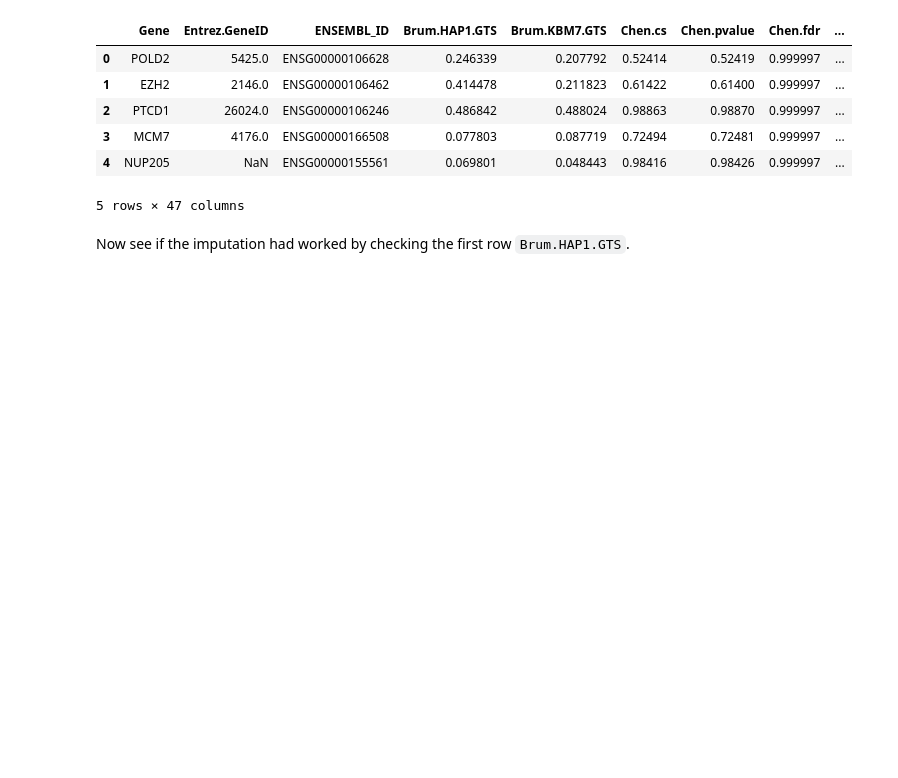
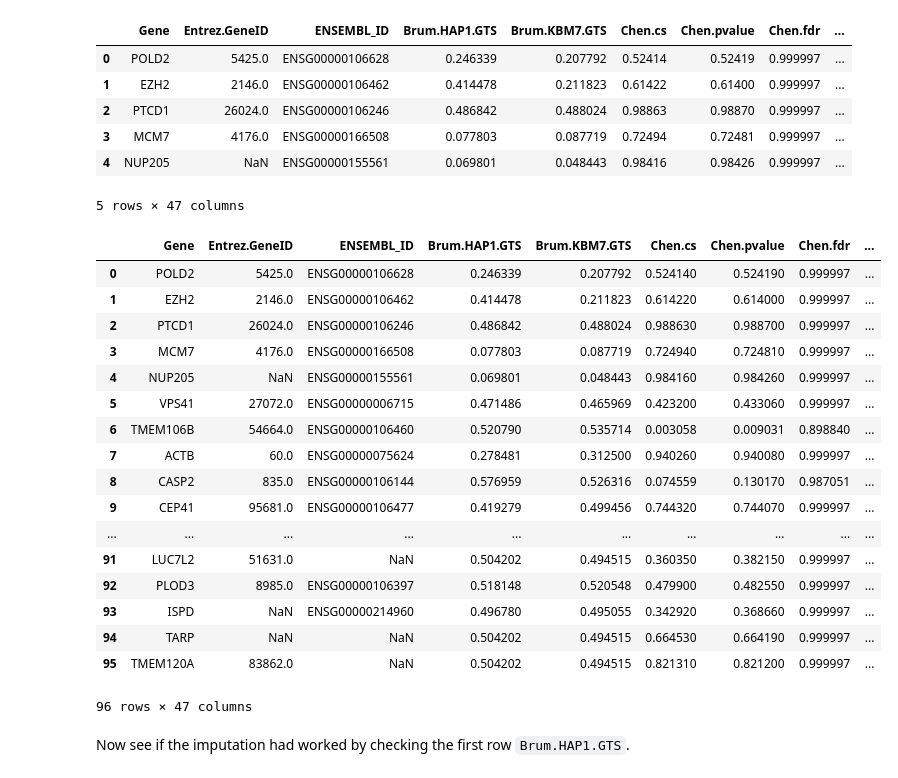
Before and after one commit to liuweihanty/ts_machine_learning, a Jupyter notebook: code/ts_clean.ipynb, the cells around one changed output. Drawn from its saved outputs; the diff is of its cells as text; code cells hidden in the pictures; blank space fills up the shorter version.

Commit message:
updated ts_clean, add ts_visual, added ts_pca_unsup

```diff
--- a/code/ts_clean.ipynb
+++ b/code/ts_clean.ipynb
@@ -138,5 +167,5 @@ Remove the columns that have more than 50% zeros (note that they are mostly thre
 # %%
-ts_score_cleaned_zero = ts_score_cleaned_var.drop(zeros_check[zeros_check > 0.5].index.tolist(), axis=1)
+ts_score_cleaned_zero = ts_score_cleaned_var.drop(zeros_check[zeros_check > 0.6].index.tolist(), axis=1)
 ts_score_cleaned_zero.columns.tolist()
 # %% [output]
 ['Gene',
@@ -199,7 +236,7 @@ col_names = {'Brummelkamp.hap1.GTS.ratio': 'Brum.HAP1.GTS',
              'Sabbatini2015.K562.adjusted.p.value': 'Sabb15.K562.fdr',
              'Sabbatini2015.Jiyoye.CS': 'Sabb15.Jiyoye.cs',
              'Sabbatini2015.Jiyoye.adjusted.p.value': 'Sabb15.Jiyoye.fdr',
-             'Sabbatini2015.Raji.CS': 'Sabb15.Raji.cd',
+             'Sabbatini2015.Raji.CS': 'Sabb15.Raji.cs',
              'Sabbatini2015.Raji.adjusted.p.value': 'Sabb15.Raji.fdr',
              'Sabbatini2017.EOL.1': 'Sabb17.EOL1',
              'Sabbatini2017.HEL': 'Sabb17.HEL',
@@ -218,7 +255,7 @@ col_names = {'Brummelkamp.hap1.GTS.ratio': 'Brum.HAP1.GTS',
              'Weissman2014.CRISPRa.Growth.phenotype..mean.of.top.3.gammas.': 'Weis14.csa.avg',
              'Weissman2016a.mean.Replicate1_n_2.Mann.Whitney.p.value': 'Weis16.csa.MW.pvalue',
              'Weissman2016a.CS.average.phenotype.of.strongest.3.2': 'Weis16.csa.avg',
-             'Weissman2016i.Rep1_2.Mann.Whitney.p.value': 'Weis16.csi.MWh.pvalue',
+             'Weissman2016i.Rep1_2.Mann.Whitney.p.value': 'Weis16.csi.MW.pvalue',
              'Weissman2016i.average.phenotype.of.strongest.3 guides.comb(avg CS for replicate 1 and 2)': 'Weis16.csi.avg'}
 # %%
 ts_score_cleaned = ts_score_cleaned_thrsh.rename(columns = col_names)
@@ -265,6 +302,27 @@ ts_score_median_imputation.head()
 | 3 | MCM7 | 4176.0 | ENSG00000166508 | 0.077803 | 0.087719 | 0.72494 | 0.72481 | 0.999997 | ... |
 | 4 | NUP205 | NaN | ENSG00000155561 | 0.069801 | 0.048443 | 0.98416 | 0.98426 | 0.999997 | ... |
 5 rows × 47 columns
+# %%
+ts_score_median_imputation
+# %% [output]
+|  | Gene | Entrez.GeneID | ENSEMBL_ID | Brum.HAP1.GTS | Brum.KBM7.GTS | Chen.cs | Chen.pvalue | Chen.fdr | ... |
+| 0 | POLD2 | 5425.0 | ENSG00000106628 | 0.246339 | 0.207792 | 0.524140 | 0.524190 | 0.999997 | ... |
+| 1 | EZH2 | 2146.0 | ENSG00000106462 | 0.414478 | 0.211823 | 0.614220 | 0.614000 | 0.999997 | ... |
+| 2 | PTCD1 | 26024.0 | ENSG00000106246 | 0.486842 | 0.488024 | 0.988630 | 0.988700 | 0.999997 | ... |
+| 3 | MCM7 | 4176.0 | ENSG00000166508 | 0.077803 | 0.087719 | 0.724940 | 0.724810 | 0.999997 | ... |
+| 4 | NUP205 | NaN | ENSG00000155561 | 0.069801 | 0.048443 | 0.984160 | 0.984260 | 0.999997 | ... |
+| 5 | VPS41 | 27072.0 | ENSG00000006715 | 0.471486 | 0.465969 | 0.423200 | 0.433060 | 0.999997 | ... |
+| 6 | TMEM106B | 54664.0 | ENSG00000106460 | 0.520790 | 0.535714 | 0.003058 | 0.009031 | 0.898840 | ... |
+| 7 | ACTB | 60.0 | ENSG00000075624 | 0.278481 | 0.312500 | 0.940260 | 0.940080 | 0.999997 | ... |
+| 8 | CASP2 | 835.0 | ENSG00000106144 | 0.576959 | 0.526316 | 0.074559 | 0.130170 | 0.987051 | ... |
+| 9 | CEP41 | 95681.0 | ENSG00000106477 | 0.419279 | 0.499456 | 0.744320 | 0.744070 | 0.999997 | ... |
+| ... | ... | ... | ... | ... | ... | ... | ... | ... | ... |
+| 91 | LUC7L2 | 51631.0 | NaN | 0.504202 | 0.494515 | 0.360350 | 0.382150 | 0.999997 | ... |
+| 92 | PLOD3 | 8985.0 | ENSG00000106397 | 0.518148 | 0.520548 | 0.479900 | 0.482550 | 0.999997 | ... |
+| 93 | ISPD | NaN | ENSG00000214960 | 0.496780 | 0.495055 | 0.342920 | 0.368660 | 0.999997 | ... |
+| 94 | TARP | NaN | NaN | 0.504202 | 0.494515 | 0.664530 | 0.664190 | 0.999997 | ... |
+| 95 | TMEM120A | 83862.0 | NaN | 0.504202 | 0.494515 | 0.821310 | 0.821200 | 0.999997 | ... |
+96 rows × 47 columns
 # %% [markdown]
 Now see if the imputation had worked by checking the first row `Brum.HAP1.GTS`.
 # %%
```
Also changed, not shown: parts of 18 cells of this notebook, 6 other files.
